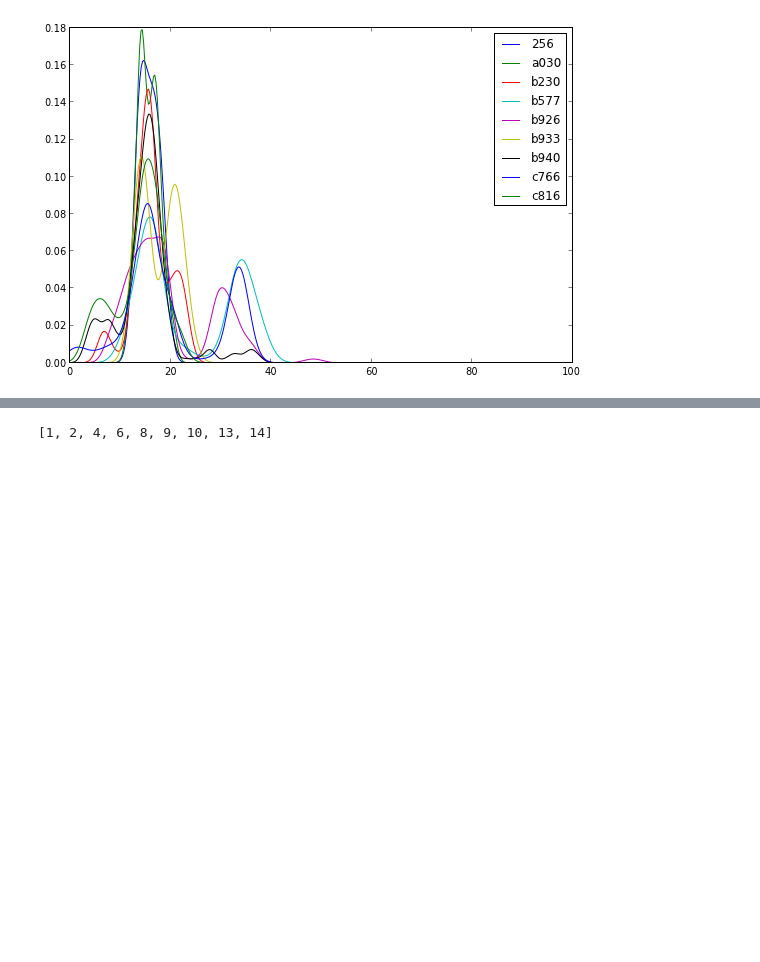
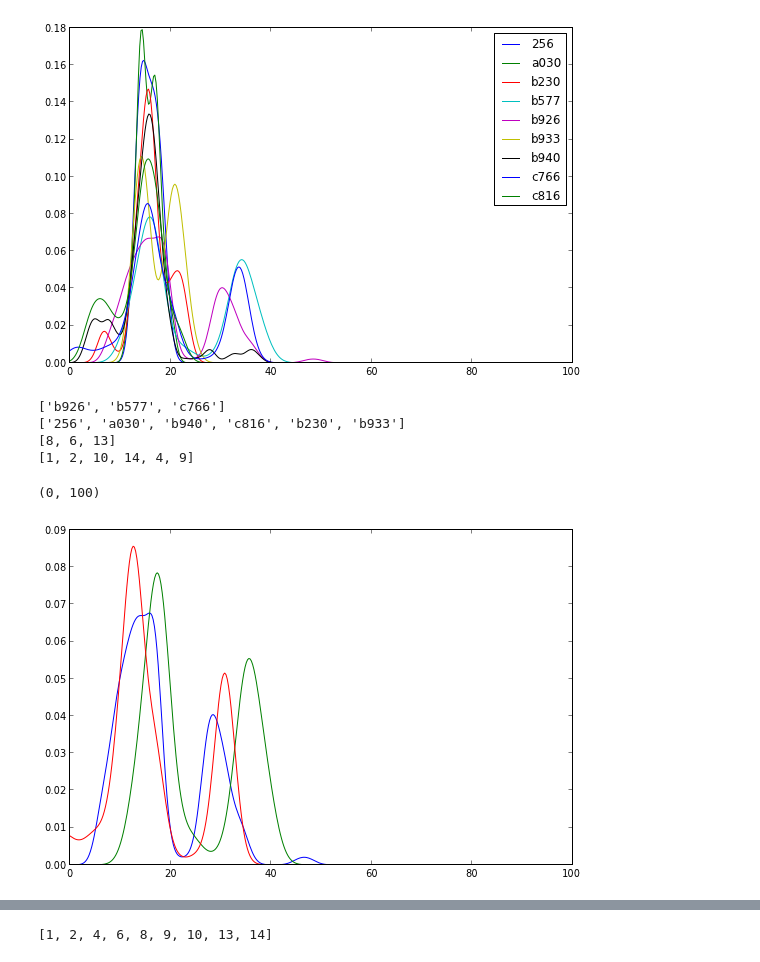
Before and after one commit to hilaryjoyce/smfs-data-analysis, a Jupyter notebook: cluster testing.ipynb, the cells around one changed output, grey strips where cells are left out. Saved outputs shown, nothing was run; the diff lists cells and outputs as text; code cells hidden in the pictures; blank space fills up the shorter version.

Commit message:
Added subcluster class to deal with looking inside a cluster (only 1 level down). Some problems in shift values, maybe?

```diff
--- a/cluster testing.ipynb
+++ b/cluster testing.ipynb
@@ -61,3 +61,30 @@ legend(cl.list_curve_names())
 # %% [output]
 <matplotlib.legend.Legend at 0x...>
 [figure]
+# %%
+subclusters = c.SubCluster(F, cl)
+# %%
+print subclusters.list_curve_names('left')
+print subclusters.list_curve_names('right')
+print subclusters.left_list
+print subclusters.right_list
+# %% [output]
+['b926', 'b577', 'c766']
+['256', 'a030', 'b940', 'c816', 'b230', 'b933']
+[8, 6, 13]
+[1, 2, 10, 14, 4, 9]
+# %%
+sub_Lc_density_left = subclusters.get_Lc_density_arrays('l')
+sub_Lc_density_right = subclusters.get_Lc_density_arrays('r')
+# %%
+sub_in_shifts_left = subclusters.list_initial_shifts('l')
+sub_in_shifts_right = subclusters.list_initial_shifts('r')
+# %%
+i=0
+for Lc_density in sub_Lc_density_left:
+    plot(Lc_density[0]+sub_in_shifts_left[i], Lc_density[1])
+    i = i+1
+xlim(0,100)
+# %% [output]
+(0, 100)
+[figure, added]
```
Also changed, not shown: parts of 2 cells of this notebook, 1 other file.
